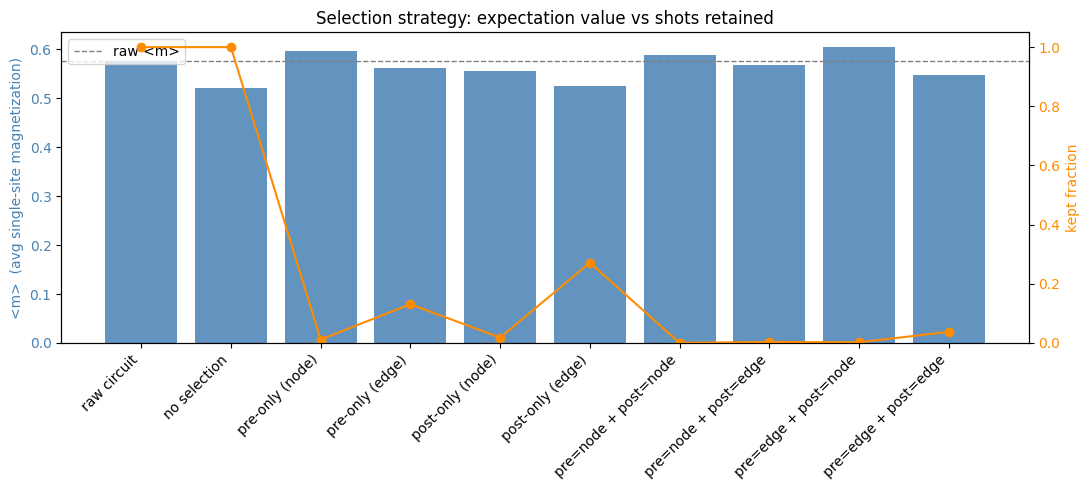
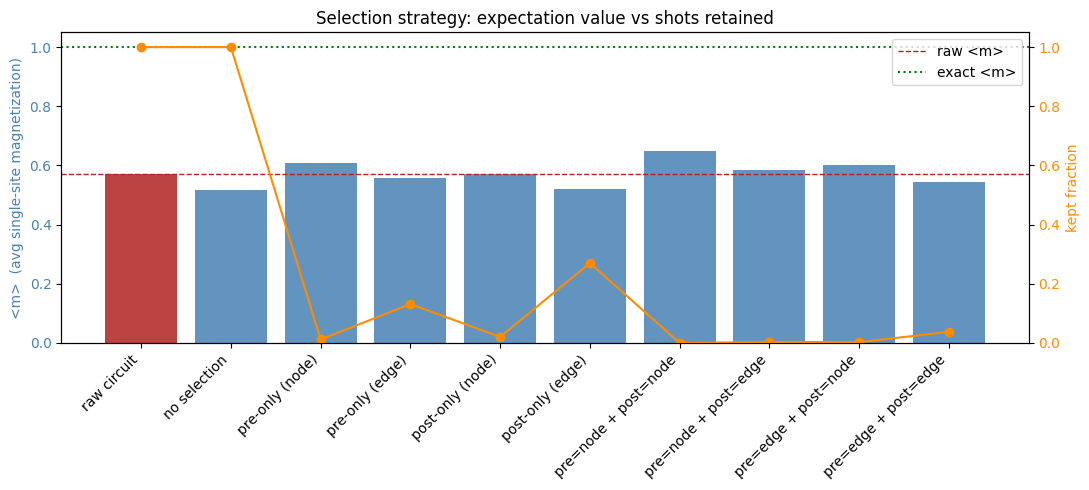
Unified diff of the notebook cell whose output changed from the first chart to the second:
--- before
+++ after
@@ -53,11 +53,13 @@
 
 # Bars: expectation value per selection strategy.
-ax1.bar(x, evs, color="steelblue", alpha=0.85)
-ax1.axhline(rows[0][1], color="gray", ls="--", lw=1, label="raw <m>")  # raw baseline
+bar_colors = ["firebrick"] + ["steelblue"] * (len(evs) - 1)  # highlight the raw circuit
+ax1.bar(x, evs, color=bar_colors, alpha=0.85)
+ax1.axhline(rows[0][1], color="firebrick", ls="--", lw=1, label="raw <m>")  # raw baseline
+ax1.axhline(1.0, color="green", ls=":", lw=1.5, label="exact <m>")  # mirrored circuit -> <m> = 1
 ax1.set_ylabel("<m>  (avg single-site magnetization)", color="steelblue")
 ax1.tick_params(axis="y", labelcolor="steelblue")
 ax1.set_xticks(list(x))
 ax1.set_xticklabels(labels, rotation=45, ha="right")
-ax1.legend(loc="upper left")
+ax1.legend(loc="upper right")
 
 # Line: fraction of shots retained (right axis).

Commit: Update figure